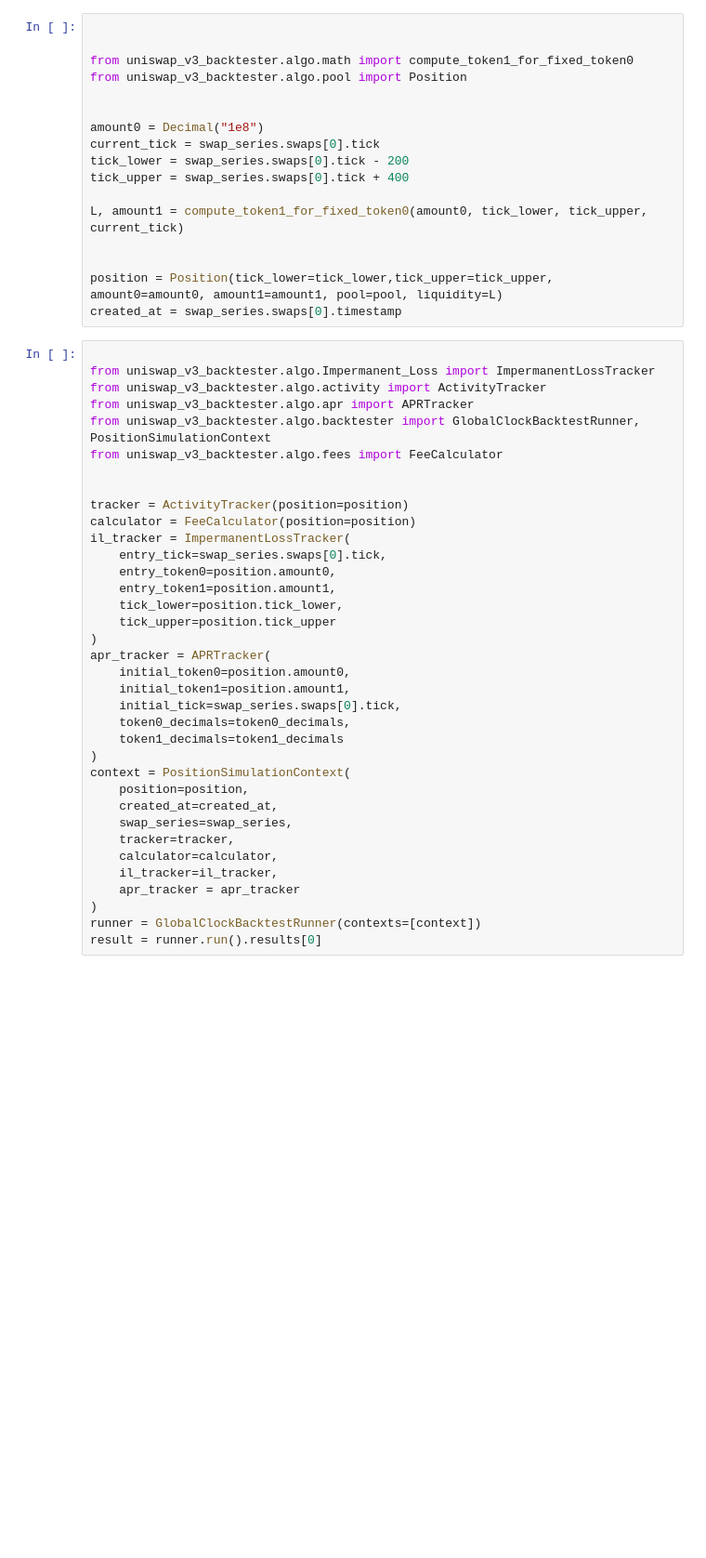
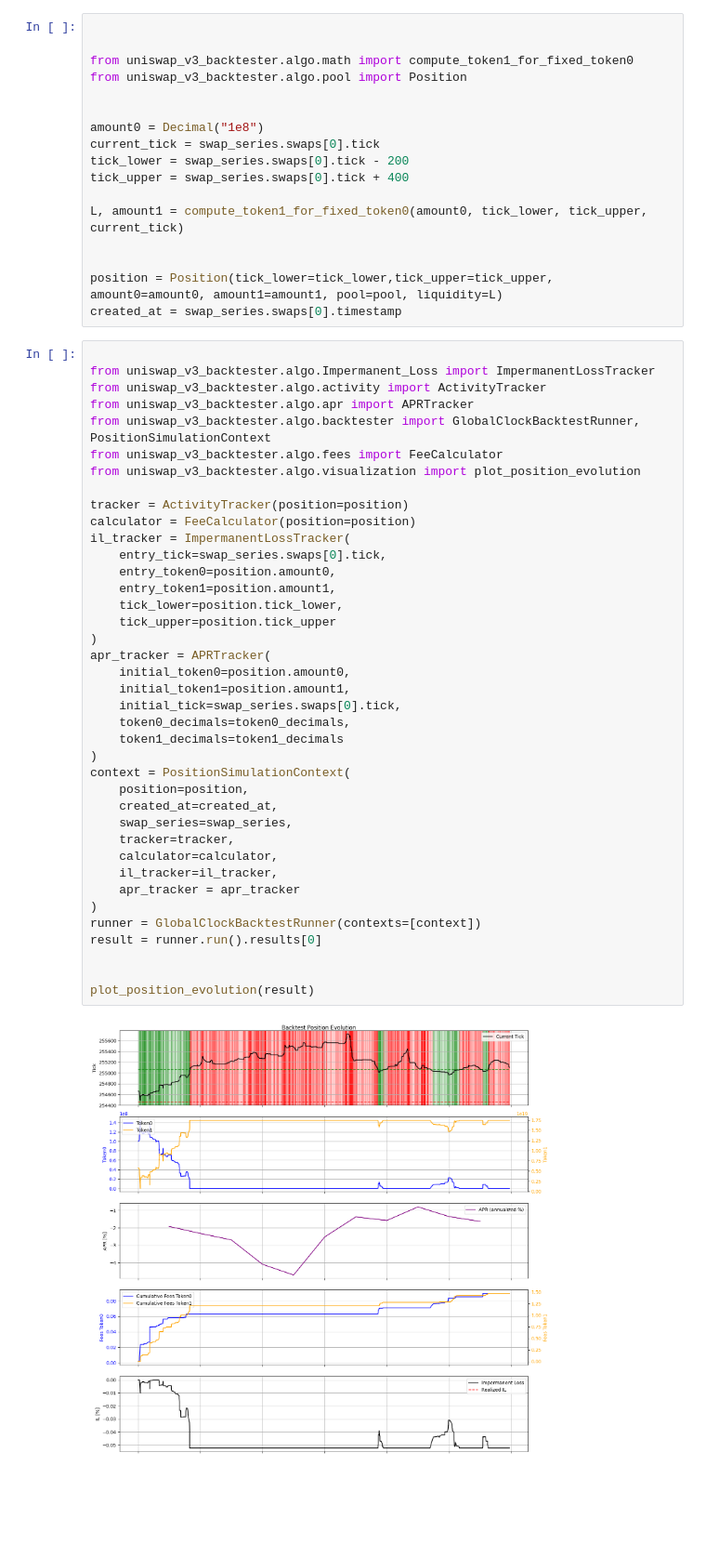
Before and after one commit to youssefGha98/uni-v3-backtester, a Jupyter notebook: src/uniswap_v3_backtester/test.ipynb, the cells around one changed output. Shown at 93% size. Cells and saved outputs as stored; diff of their text form; blank space fills up the shorter version.

```diff
--- a/src/uniswap_v3_backtester/test.ipynb
+++ b/src/uniswap_v3_backtester/test.ipynb
@@ -62,33 +62,38 @@ from uniswap_v3_backtester.algo.activity import ActivityTracker
 from uniswap_v3_backtester.algo.apr import APRTracker
 from uniswap_v3_backtester.algo.backtester import GlobalClockBacktestRunner, PositionSimulationContext
 from uniswap_v3_backtester.algo.fees import FeeCalculator
-
+from uniswap_v3_backtester.algo.visualization import plot_position_evolution
 
 tracker = ActivityTracker(position=position)
 calculator = FeeCalculator(position=position)
 il_tracker = ImpermanentLossTracker(
     entry_tick=swap_series.swaps[0].tick,
     entry_token0=position.amount0,
     entry_token1=position.amount1,
     tick_lower=position.tick_lower,
     tick_upper=position.tick_upper
 )
 apr_tracker = APRTracker(
     initial_token0=position.amount0,
     initial_token1=position.amount1,
     initial_tick=swap_series.swaps[0].tick,
     token0_decimals=token0_decimals,
     token1_decimals=token1_decimals
 )
 context = PositionSimulationContext(
     position=position,
     created_at=created_at,
     swap_series=swap_series,
     tracker=tracker,
     calculator=calculator,
     il_tracker=il_tracker,
     apr_tracker = apr_tracker
 )
 runner = GlobalClockBacktestRunner(contexts=[context])
 result = runner.run().results[0]
+
+
+plot_position_evolution(result)
+# %% [output]
+[figure, added]
 # %%
```
Also changed, not shown: parts of 3 cells of this notebook, 2 other files.
